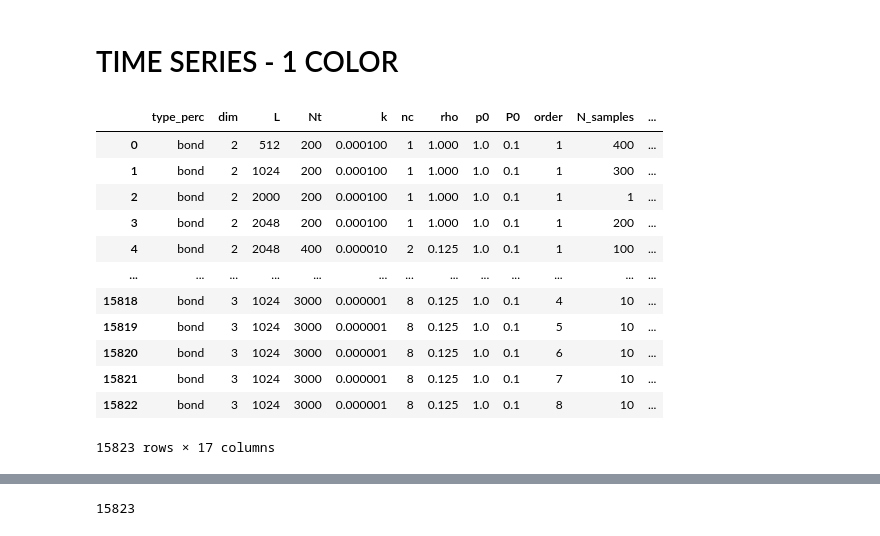
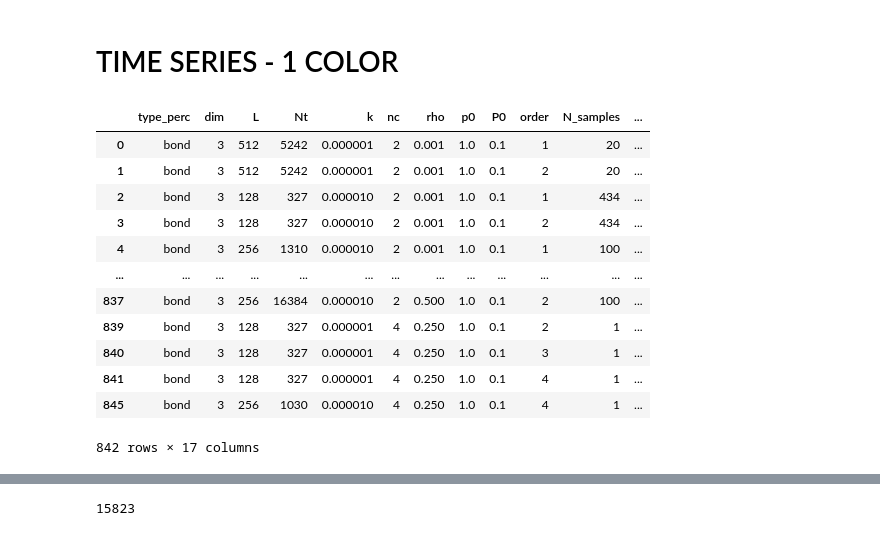
Before and after one commit to JuniorAlencar/self_organization_percolation, a Jupyter notebook: jupyter/TimeSeries_Analysis_3D.ipynb, the cells around one changed output, grey strips where cells are left out. Cells and saved outputs as stored; diff of their text form; code cells hidden in the pictures.

Commit message:
update process_data

```diff
--- a/jupyter/TimeSeries_Analysis_3D.ipynb
+++ b/jupyter/TimeSeries_Analysis_3D.ipynb
@@ -64,19 +135,19 @@ plt.show()
 # %% [markdown]
 # TIME SERIES - 1 COLOR
 # %%
-df = pd.read_csv("../SOP_data/all_data.dat", sep=',')
-df
+df = pd.read_csv("../SOP_data/all_data.dat", sep=' ')
+df.dropna()
 # %% [output]
 |  | type_perc | dim | L | Nt | k | nc | rho | p0 | P0 | order | N_samples | ... |
-| 0 | bond | 2 | 512 | 200 | 0.000100 | 1 | 1.000 | 1.0 | 0.1 | 1 | 400 | ... |
-| 1 | bond | 2 | 1024 | 200 | 0.000100 | 1 | 1.000 | 1.0 | 0.1 | 1 | 300 | ... |
-| 2 | bond | 2 | 2000 | 200 | 0.000100 | 1 | 1.000 | 1.0 | 0.1 | 1 | 1 | ... |
-| 3 | bond | 2 | 2048 | 200 | 0.000100 | 1 | 1.000 | 1.0 | 0.1 | 1 | 200 | ... |
-| 4 | bond | 2 | 2048 | 400 | 0.000010 | 2 | 0.125 | 1.0 | 0.1 | 1 | 100 | ... |
+| 0 | bond | 3 | 512 | 5242 | 0.000001 | 2 | 0.001 | 1.0 | 0.1 | 1 | 20 | ... |
+| 1 | bond | 3 | 512 | 5242 | 0.000001 | 2 | 0.001 | 1.0 | 0.1 | 2 | 20 | ... |
+| 2 | bond | 3 | 128 | 327 | 0.000010 | 2 | 0.001 | 1.0 | 0.1 | 1 | 434 | ... |
+| 3 | bond | 3 | 128 | 327 | 0.000010 | 2 | 0.001 | 1.0 | 0.1 | 2 | 434 | ... |
+| 4 | bond | 3 | 256 | 1310 | 0.000010 | 2 | 0.001 | 1.0 | 0.1 | 1 | 100 | ... |
 | ... | ... | ... | ... | ... | ... | ... | ... | ... | ... | ... | ... | ... |
-| 15818 | bond | 3 | 1024 | 3000 | 0.000001 | 8 | 0.125 | 1.0 | 0.1 | 4 | 10 | ... |
-| 15819 | bond | 3 | 1024 | 3000 | 0.000001 | 8 | 0.125 | 1.0 | 0.1 | 5 | 10 | ... |
-| 15820 | bond | 3 | 1024 | 3000 | 0.000001 | 8 | 0.125 | 1.0 | 0.1 | 6 | 10 | ... |
-| 15821 | bond | 3 | 1024 | 3000 | 0.000001 | 8 | 0.125 | 1.0 | 0.1 | 7 | 10 | ... |
-| 15822 | bond | 3 | 1024 | 3000 | 0.000001 | 8 | 0.125 | 1.0 | 0.1 | 8 | 10 | ... |
+| 837 | bond | 3 | 256 | 16384 | 0.000010 | 2 | 0.500 | 1.0 | 0.1 | 2 | 100 | ... |
+| 839 | bond | 3 | 128 | 327 | 0.000001 | 4 | 0.250 | 1.0 | 0.1 | 2 | 1 | ... |
+| 840 | bond | 3 | 128 | 327 | 0.000001 | 4 | 0.250 | 1.0 | 0.1 | 3 | 1 | ... |
+| 841 | bond | 3 | 128 | 327 | 0.000001 | 4 | 0.250 | 1.0 | 0.1 | 4 | 1 | ... |
+| 845 | bond | 3 | 256 | 1030 | 0.000010 | 4 | 0.250 | 1.0 | 0.1 | 4 | 1 | ... |
-15823 rows × 17 columns
+842 rows × 17 columns
```
Also changed, not shown: parts of 4 cells of this notebook, 28 other files.
